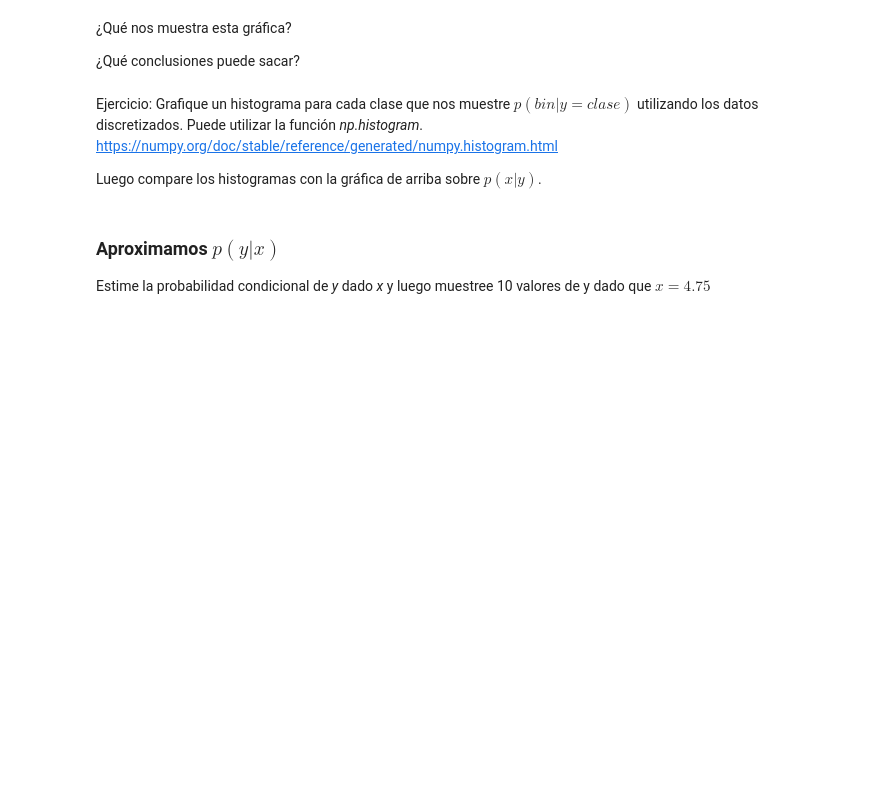
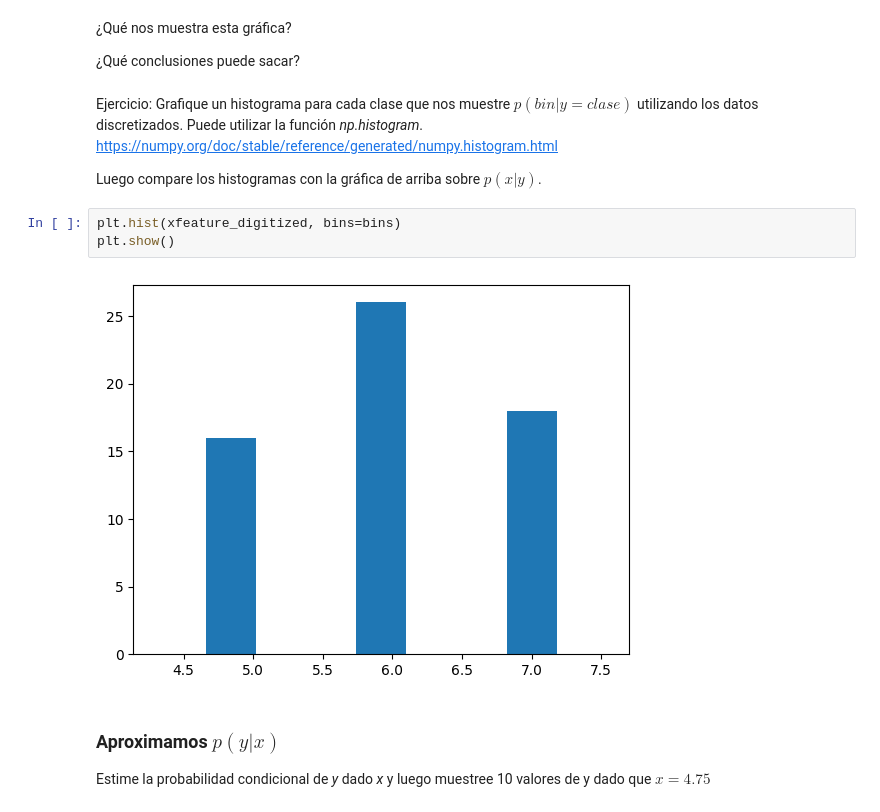
Before and after one commit to bluezombie/iagen-practico02, a Jupyter notebook: Practico2.ipynb, the cells around one changed output. Cells and saved outputs as stored; diff of their text form; blank space fills up the shorter version.

```diff
--- a/Practico2.ipynb
+++ b/Practico2.ipynb
@@ -433,6 +463,11 @@ plt.show()
 Ejercicio: Grafique un histograma para cada clase que nos muestre $p (bin| y = clase)$ utilizando los datos discretizados. Puede utilizar la función *np.histogram*. https://numpy.org/doc/stable/reference/generated/numpy.histogram.html
 
 Luego compare los histogramas con la gráfica de arriba sobre $p (x | y)$.
+# %%
+plt.hist(xfeature_digitized, bins=bins)
+plt.show()
+# %% [output]
+[figure, added]
 # %% [markdown]
 ### Aproximamos $p(y|x)$
 
```
Also changed, not shown: parts of 7 cells of this notebook.
